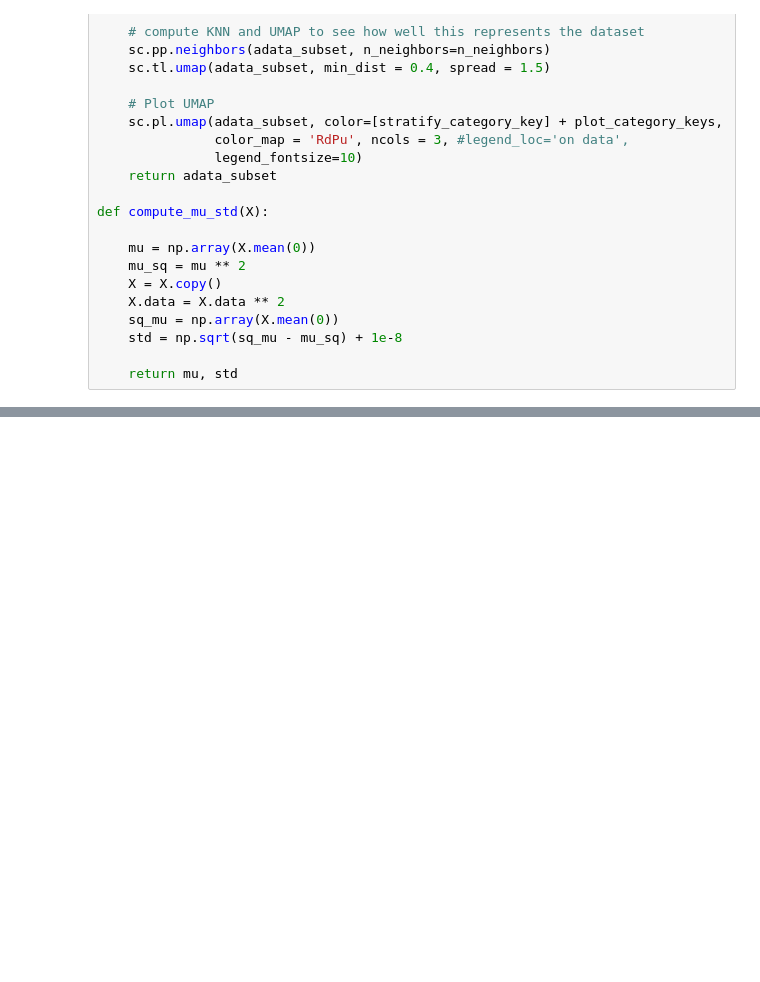
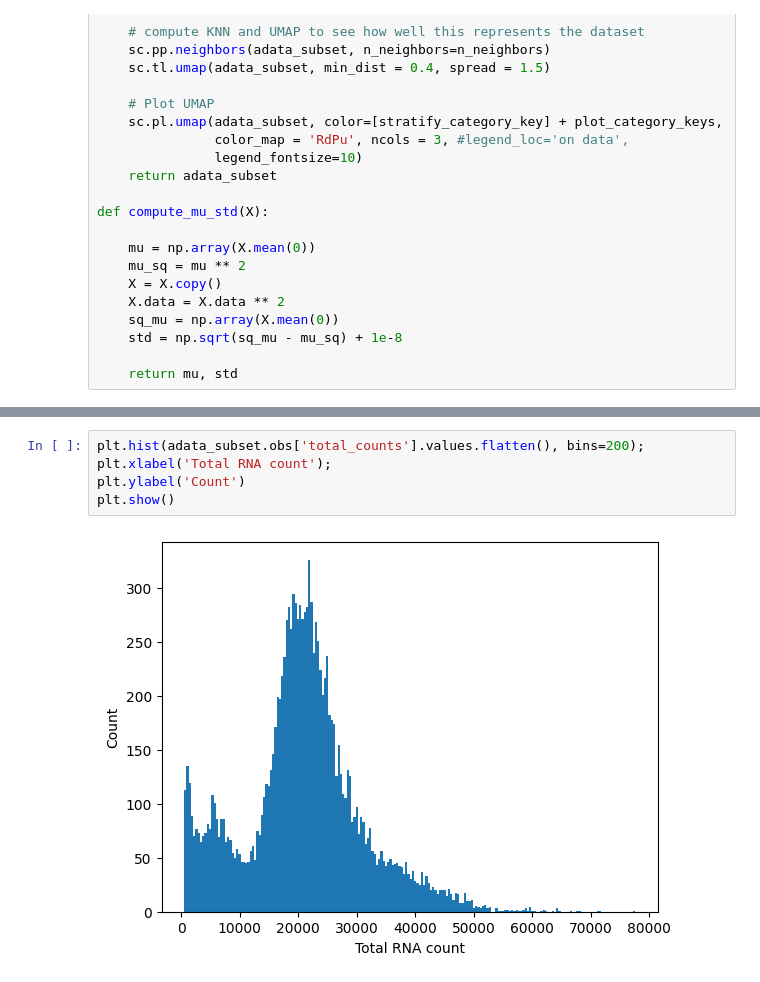
Before and after one commit to vitkl/cell2state_tf_activation, a Jupyter notebook: scripts/Kevin/20230105_multiome_rna_exploration.ipynb, the cells around one changed output, grey strips where cells are left out. Saved outputs shown, nothing was run; the diff lists cells and outputs as text; blank space fills up the shorter version.

```diff
--- a/scripts/Kevin/20230105_multiome_rna_exploration.ipynb
+++ b/scripts/Kevin/20230105_multiome_rna_exploration.ipynb
@@ -254,0 +313,7 @@ adata.obs
+# %%
+plt.hist(adata_subset.obs['total_counts'].values.flatten(), bins=200);
+plt.xlabel('Total RNA count');
+plt.ylabel('Count')
+plt.show()
+# %% [output]
+[figure, added]
```
Also changed, not shown: parts of 14 cells of this notebook, 1 other file.
